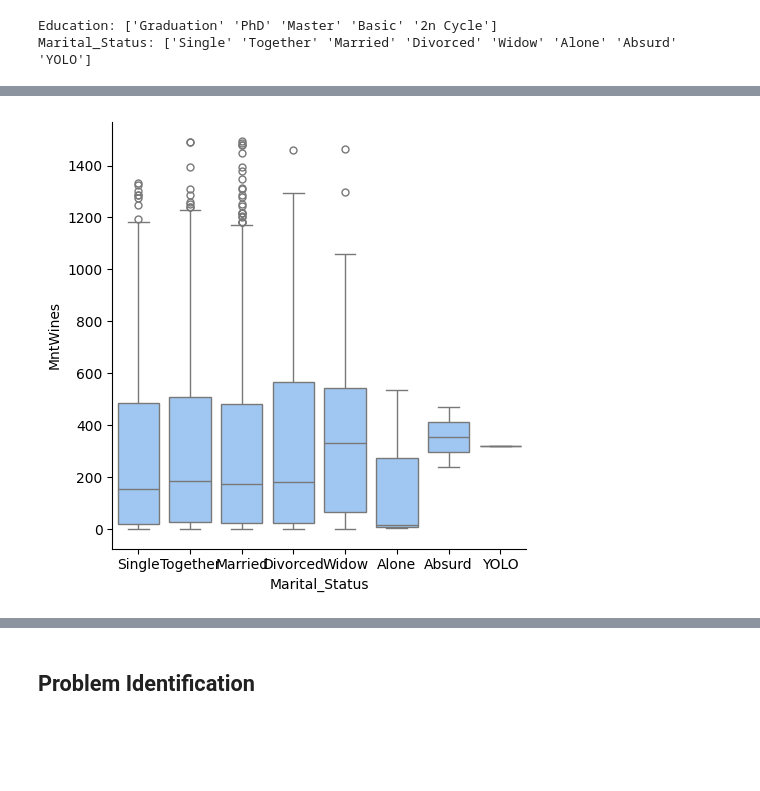
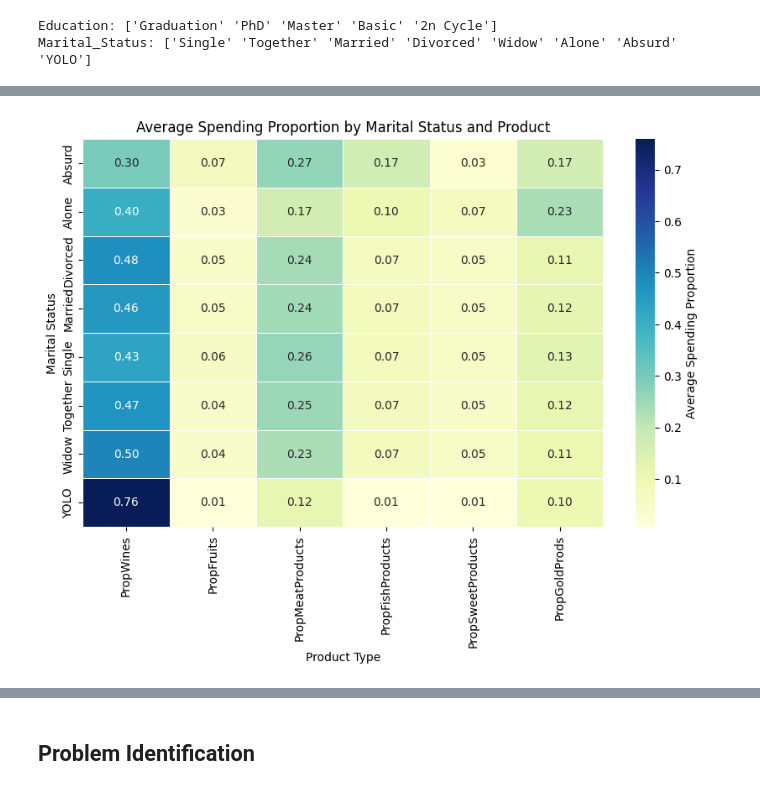
Before and after one commit to WhoopyEv/customer-personality-analysis, a Jupyter notebook: customer_personality_analysis.ipynb, the cells around one changed output, grey strips where cells are left out. Drawn from its saved outputs; the diff is of its cells as text; code cells hidden in the pictures; blank space fills up the shorter version.

Commit message:
Progress in EDA: Product with diferent variables

```diff
--- a/customer_personality_analysis.ipynb
+++ b/customer_personality_analysis.ipynb
@@ -176,8 +207,8 @@ Name: Dt_Customer, dtype: object
 
 This decision is based on the fact that Income is a fundamental feature, and the dataset only has 24 rows with missing values.
 # %%
-cleaned_data.dropna(inplace=True)
-cleaned_data.info()
+temp_data.dropna(inplace=True)
+temp_data.info()
 # %% [output]
 <class 'pandas.core.frame.DataFrame'>
 Index: 2216 entries, 0 to 2239
@@ -215,7 +283,7 @@ plt.show()
 # %%
 # Analyzing object type columns
-for col in cleaned_data.select_dtypes(include=['object']).columns:
-    print(f'{col}: {cleaned_data[col].unique()}')
+for col in temp_data.select_dtypes(include=['object']).columns:
+    print(f'{col}: {temp_data[col].unique()}')
 # %% [output]
 Education: ['Graduation' 'PhD' 'Master' 'Basic' '2n Cycle']
 Marital_Status: ['Single' 'Together' 'Married' 'Divorced' 'Widow' 'Alone' 'Absurd' 'YOLO']
@@ -221,0 +317,12 @@ Marital_Status: ['Single' 'Together' 'Married' 'Divorced' 'Widow' 'Alone' 'Absur
+# %%
+product_cols = ['MntWines', 'MntFruits', 'MntMeatProducts',
+                'MntFishProducts', 'MntSweetProducts', 'MntGoldProds']
+
+temp_data['MntTotal'] = temp_data[product_cols].sum(axis=1)
+# %%
+
+for col in product_cols:
+    temp_data[f'Prop{col[3:]}'] = (temp_data[col] / temp_data['MntTotal']).fillna(0)
+
+    prop_cols = ['PropWines', 'PropFruits', 'PropMeatProducts',
+             'PropFishProducts', 'PropSweetProducts', 'PropGoldProds']
@@ -222,19 +349,20 @@ Marital_Status: ['Single' 'Together' 'Married' 'Divorced' 'Widow' 'Alone' 'Absur
 # %%
-sns.catplot(
-    data=cleaned_data,
-    kind='box',
-    x='Marital_Status',
-    y='MntWines',
+heatmap_data = temp_data.groupby('Marital_Status')[prop_cols].mean()
+
+plt.figure(figsize=(10, 6))
+
+sns.heatmap(
+    heatmap_data,  # Aggregated data: Rows=Marital_Status, Columns=Products
+    annot=True,     # Show the numeric value in each cell
+    fmt=".2f",      # Two decimal format
+    cmap="YlGnBu",  # Color scheme (from yellow to blue/green)
+    linewidths=.5,  # Divider lines
+    cbar_kws={'label': 'Average Spending Proportion'}
 )
 
-# sns.displot(
-#     data=cleaned_data,
-#     x='MntFruits',
-#     hue='Marital_Status',
-#     multiple='stack',
-#     bins=30,
-# )
-
+plt.title('Average Spending Proportion by Marital Status and Product')
+plt.ylabel('Marital Status')
+plt.xlabel('Product Type')
 plt.show()
 # %% [output]
-[figure, old version]
+[figure, new version]
```
Also changed, not shown: parts of 20 cells of this notebook.
